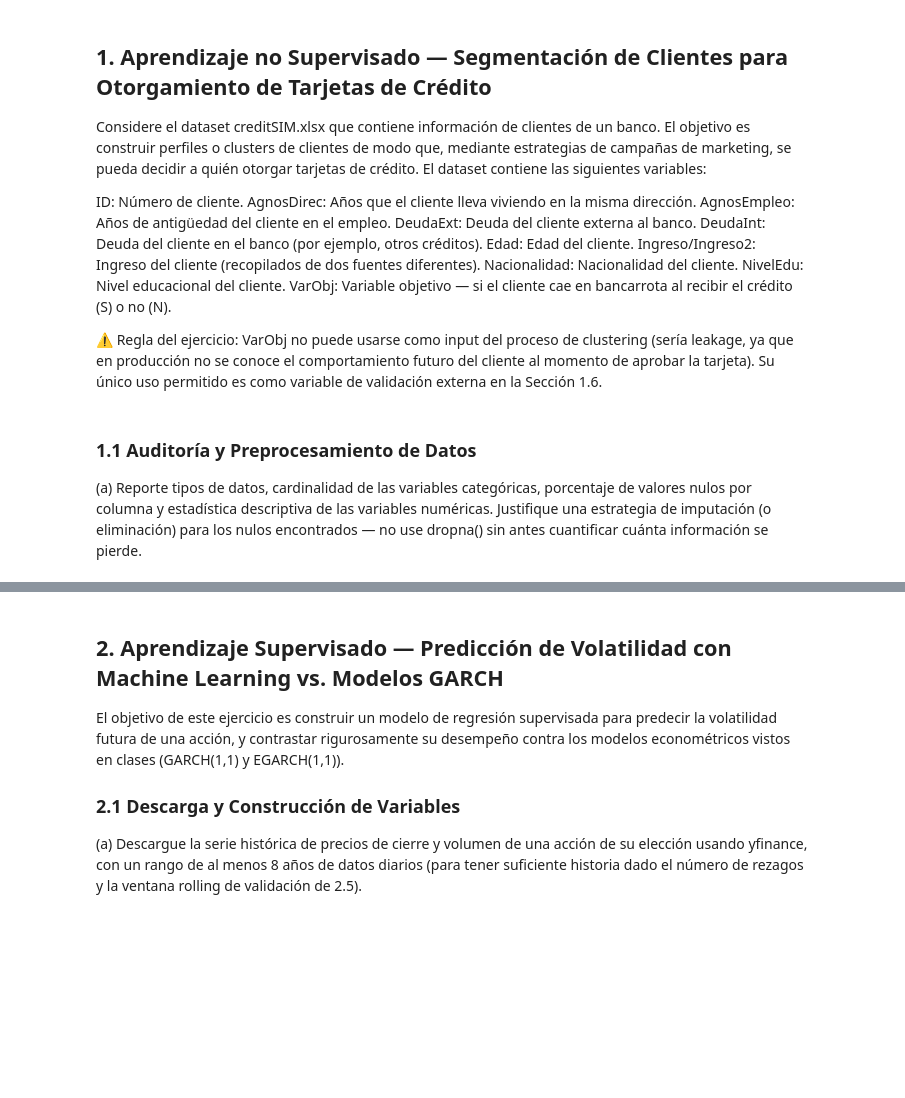
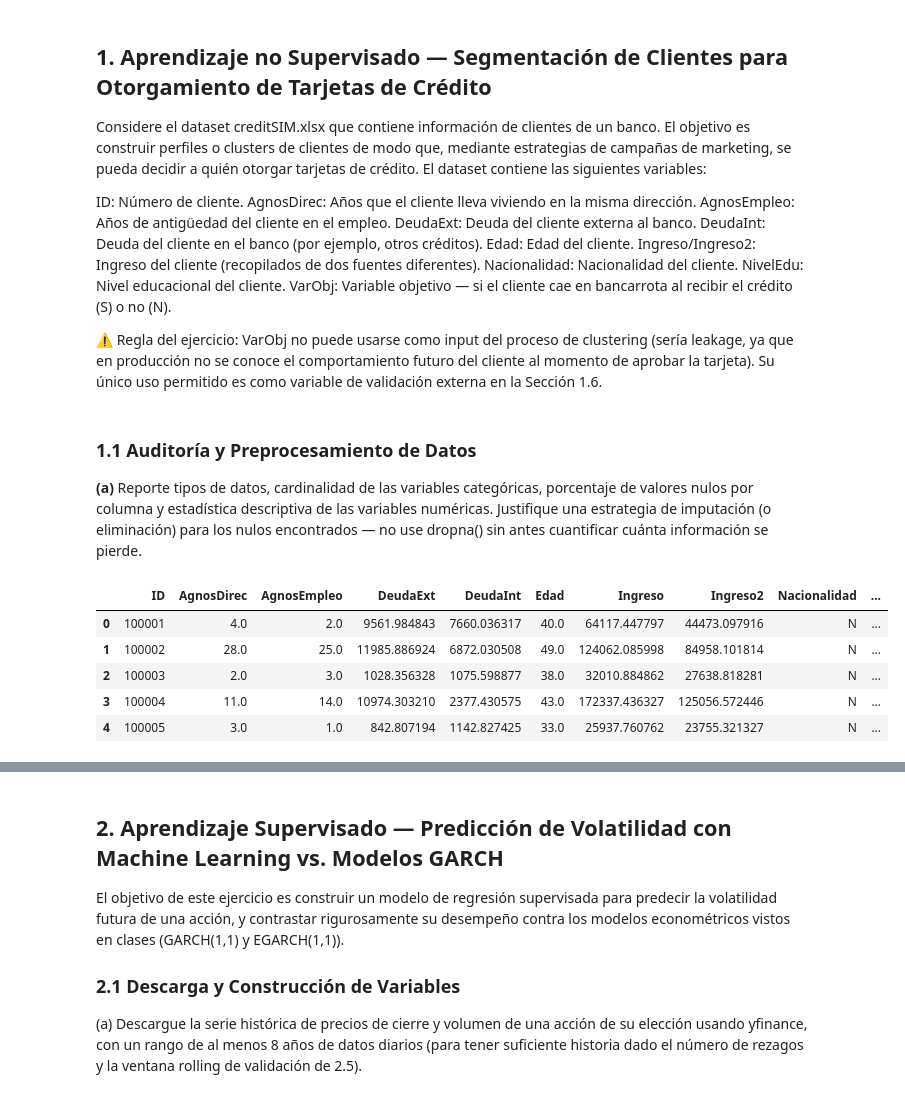
Before and after one commit to Felipe-Lopez-Vergara/ds_finance_-Lopez-, a Jupyter notebook: notebooks/HW_Sesion_6.ipynb, the cells around one changed output, grey strips where cells are left out. Cells and saved outputs as stored; diff of their text form; code cells hidden in the pictures; blank space fills up the shorter version.

```diff
--- a/notebooks/HW_Sesion_6.ipynb
+++ b/notebooks/HW_Sesion_6.ipynb
@@ -43,4 +47,16 @@ VarObj: Variable objetivo — si el cliente cae en bancarrota al recibir el cré
 # %% [markdown]
 ### 1.1 Auditoría y Preprocesamiento de Datos
 
-(a) Reporte tipos de datos, cardinalidad de las variables categóricas, porcentaje de valores nulos por columna y estadística descriptiva de las variables numéricas. Justifique una estrategia de imputación (o eliminación) para los nulos encontrados — no use dropna() sin antes cuantificar cuánta información se pierde.
+**(a)** Reporte tipos de datos, cardinalidad de las variables categóricas, porcentaje de valores nulos por columna y estadística descriptiva de las variables numéricas. Justifique una estrategia de imputación (o eliminación) para los nulos encontrados — no use dropna() sin antes cuantificar cuánta información se pierde.
+# %%
+#Cargando archivo
+
+df = pd.read_excel("C:/Users/jeloy/Desktop/Magíster en Finanzas/Data Science/creditSIM.xlsx")
+df.head()
+# %% [output]
+|  | ID | AgnosDirec | AgnosEmpleo | DeudaExt | DeudaInt | Edad | Ingreso | Ingreso2 | Nacionalidad | ... |
+| 0 | 100001 | 4.0 | 2.0 | 9561.984843 | 7660.036317 | 40.0 | 64117.447797 | 44473.097916 | N | ... |
+| 1 | 100002 | 28.0 | 25.0 | 11985.886924 | 6872.030508 | 49.0 | 124062.085998 | 84958.101814 | N | ... |
+| 2 | 100003 | 2.0 | 3.0 | 1028.356328 | 1075.598877 | 38.0 | 32010.884862 | 27638.818281 | N | ... |
+| 3 | 100004 | 11.0 | 14.0 | 10974.303210 | 2377.430575 | 43.0 | 172337.436327 | 125056.572446 | N | ... |
+| 4 | 100005 | 3.0 | 1.0 | 842.807194 | 1142.827425 | 33.0 | 25937.760762 | 23755.321327 | N | ... |
```
Also changed, not shown: parts of 40 cells of this notebook.
